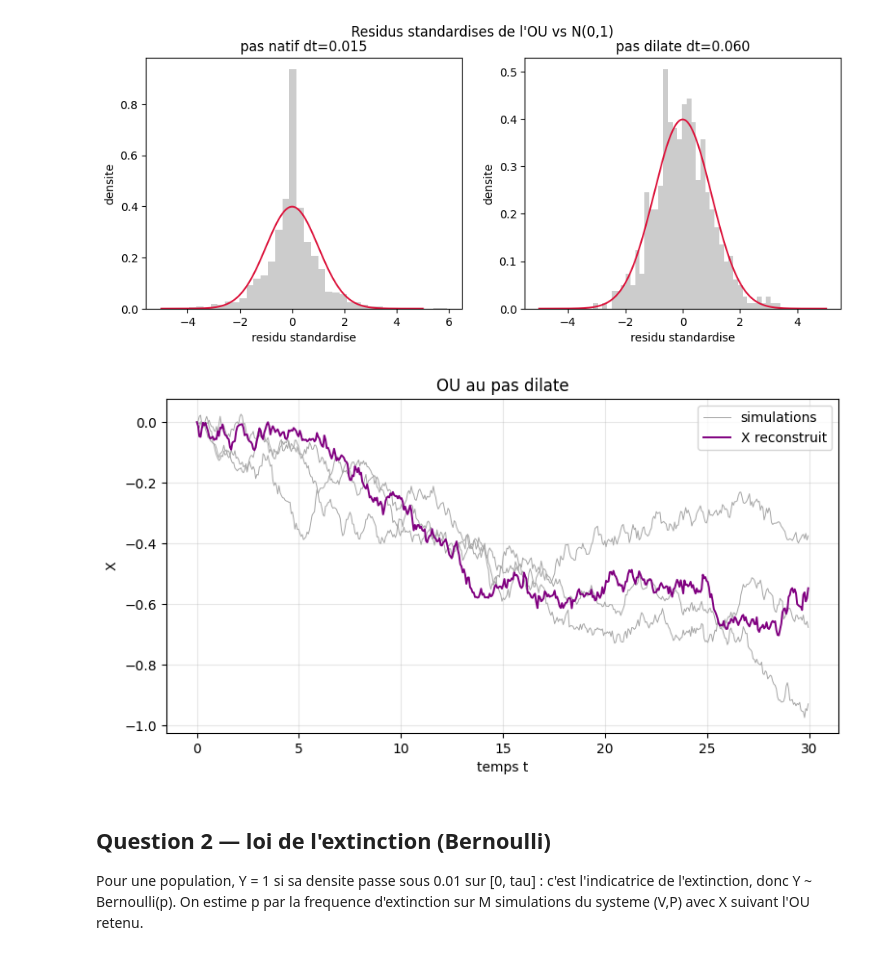
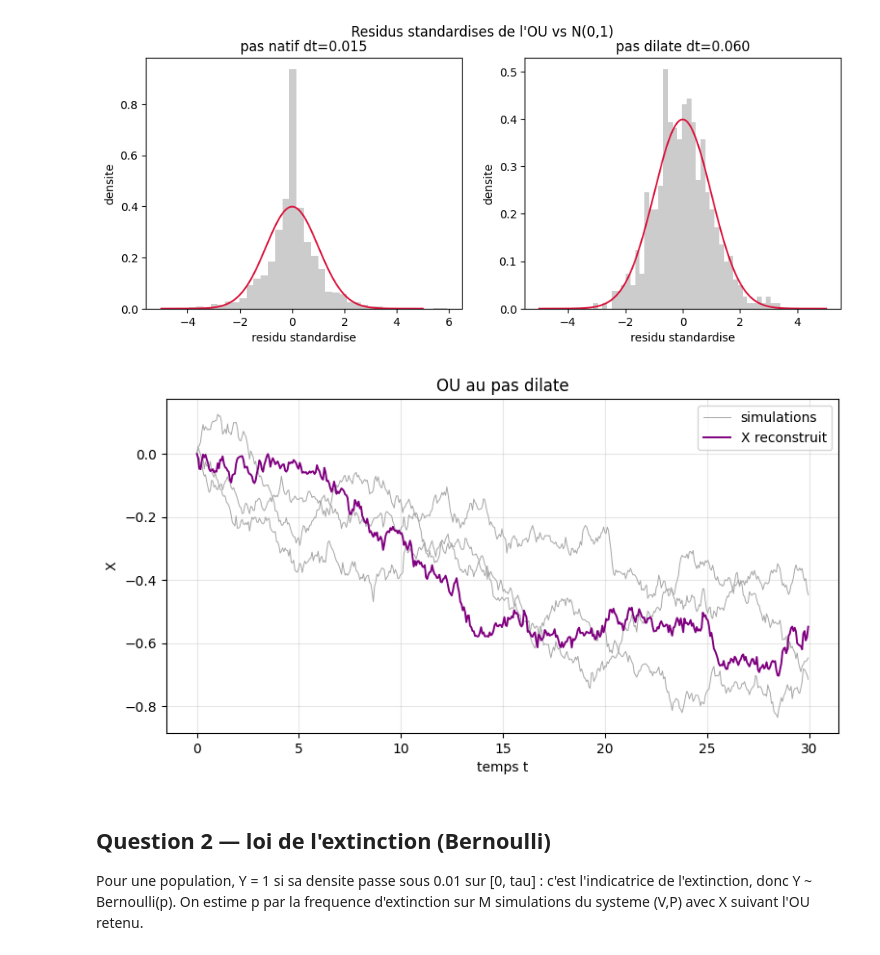
Before and after one commit to Flyioncy/Projet_Stochastiques, a Jupyter notebook: notebook.ipynb, the cells around one changed output. Saved outputs shown, nothing was run; the diff lists cells and outputs as text; code cells hidden in the pictures.

Commit message:
Notebook : commentaires eps[1:]/eps[:-1] et simulation OU par Euler+scipy ; ajustements rapport
Co-Authored-By: Claude Opus 4.8 <noreply@anthropic.com>

```diff
--- a/notebook.ipynb
+++ b/notebook.ipynb
@@ -295,17 +294,20 @@ k=6 dt=0.090 rho1=-0.049 KS-p=7.402e-01
 # %% [markdown]
 ### OU au pas dilate retenu (k=4) : parametres et residus standardises
 # %%
-k = 4   # pas retenu : quadruple (dt_k ~ 0.060), residus les mieux comportes
-Xk = X[::k]; dtk = dt * k; dXk = np.diff(Xk)
+k = 4   # pas retenu : quadruple
+
+Xk = X[::k]; dtk = dt * k
+dXk = np.diff(Xk)
+
 pente, ord0 = np.polyfit(Xk[:-1], dXk, 1)
 theta = -pente / dtk
 mu = ord0 / (-pente)
 sigma = (dXk - (pente * Xk[:-1] + ord0)).std() / np.sqrt(dtk)
 eps = residus_std(k)
+
 print('OU au pas dilate : theta=%.3f mu=%.3f sigma=%.4f' % (theta, mu, sigma))
 print('residus : rho1=%.3f  KS-p=%.3f' % (np.corrcoef(eps[:-1], eps[1:])[0, 1], scs.kstest(eps, 'norm').pvalue))
 
-# residus standardises de l'OU, au pas natif puis au pas dilate retenu
 fig, ax = plt.subplots(1, 2, figsize=(11, 4)); g = np.linspace(-5, 5, 300)
 for a, kk, lab in [(ax[0], 1, 'pas natif dt=%.3f' % dt), (ax[1], k, 'pas dilate dt=%.3f' % dtk)]:
     a.hist(residus_std(kk), bins=40, density=True, color='0.8')
@@ -319,26 +321,26 @@ OU au pas dilate : theta=0.078 mu=-0.628 sigma=0.0611
 residus : rho1=0.009  KS-p=0.879
 [figure]
 # %%
-# trajectoires de l'OU (solution exacte) au pas dilate, comparees au virus reconstruit
-rng = np.random.default_rng(0)
+# Trajectoires de l'OU au pas dilaté simulées par schéma d'Euler, comparées au virus reconstruit
 tk, Xk = tX[::k], X[::k]
-def brownien(n, pas):
-    return np.concatenate([[0.0], np.cumsum(rng.normal(0, np.sqrt(pas), n - 1))])
-def simule_ou(tt, pas, theta, mu, sigma, x0=0.0):
-    B = brownien(len(tt), pas); dB = np.diff(B)
-    ito = np.concatenate([[0.0], np.cumsum(np.exp(theta * tt[:-1]) * dB)])
-    return mu + (x0 - mu) * np.exp(-theta * tt) + sigma * np.exp(-theta * tt) * ito
+n = len(tk)
+
+def simule_ou(graine):
+    Xsim = np.zeros(n)
+    dB = scs.norm(scale=np.sqrt(dtk)).rvs(size=n - 1, random_state=graine)
+    for i in range(n - 1):
+        Xsim[i + 1] = Xsim[i] + theta * (mu - Xsim[i]) * dtk + sigma * dB[i]
+    return Xsim
 
 plt.figure(figsize=(9, 4.5))
 for j in range(3):
-    plt.plot(tk, simule_ou(tk, dtk, theta, mu, sigma), color='0.65', lw=0.7,
-             label='simulations' if j == 0 else None)
+    plt.plot(tk, simule_ou(j), color='0.65', lw=0.7, label='simulations' if j == 0 else None)
 plt.plot(tk, Xk, color='purple', lw=1.4, label='X reconstruit')
 plt.xlabel('temps t'); plt.ylabel('X'); plt.title('OU au pas dilate'); plt.legend(); plt.grid(alpha=0.3)
 plt.savefig('figures/virus4_sim_ou.png', dpi=150, bbox_inches='tight')
 plt.show()
 # %% [output]
-[figure, old version]
+[figure, new version]
 # %% [markdown]
 ## Question 2 — loi de l'extinction (Bernoulli)
 Pour une population, Y = 1 si sa densite passe sous 0.01 sur [0, tau] : c'est l'indicatrice de
```
Also changed, not shown: parts of 12 cells of this notebook, 2 other files.
